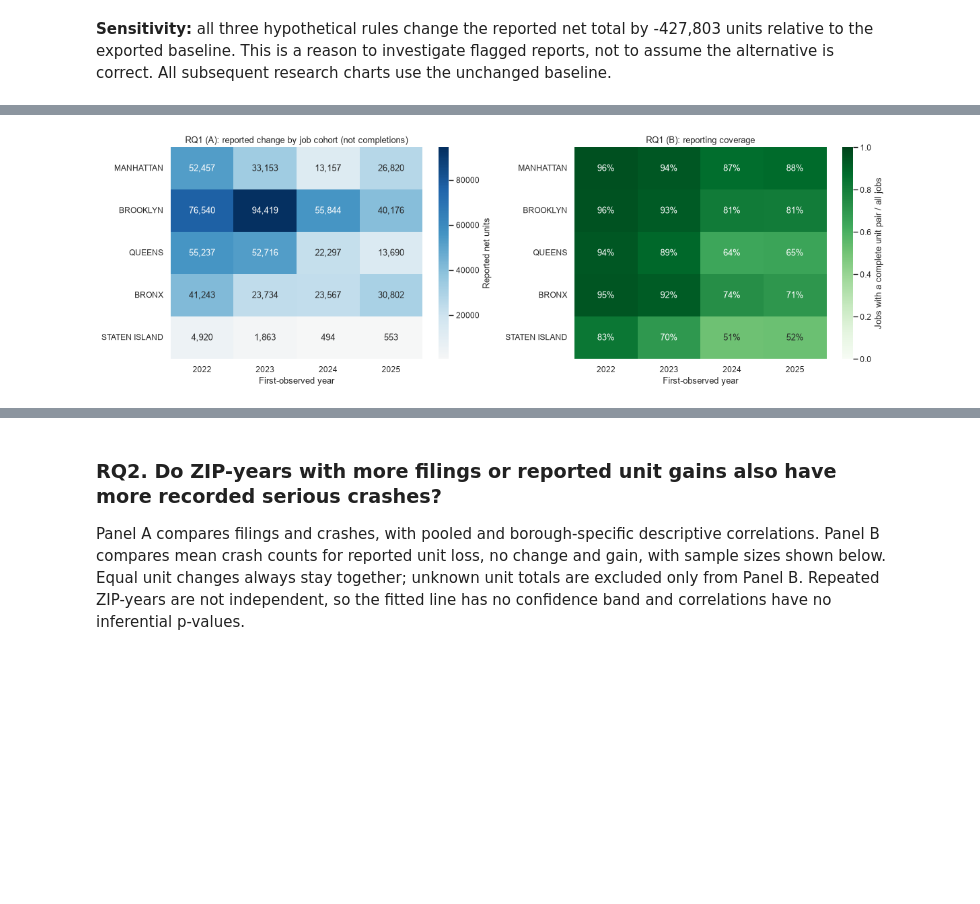
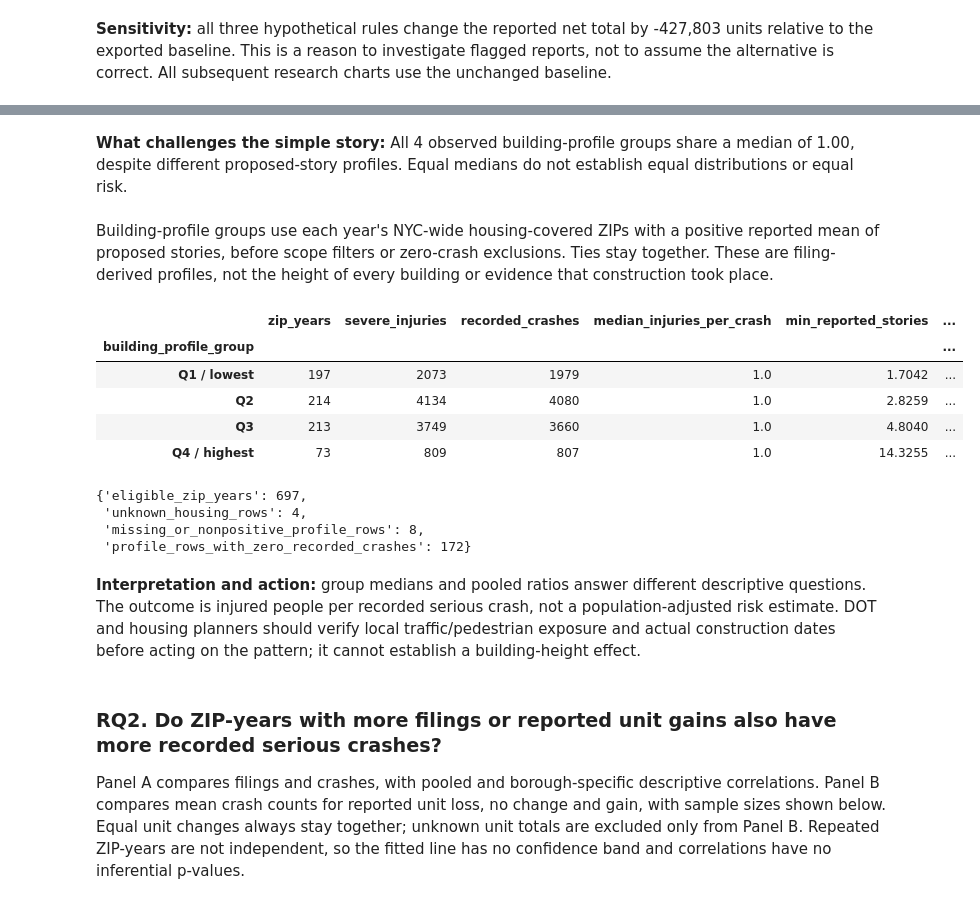
Before and after one commit to mariammashoud/nyc-housing-transport, a Jupyter notebook: notebooks/Member1_Housing.ipynb, the cells around one changed output, grey strips where cells are left out. Cells and saved outputs as stored; diff of their text form; code cells hidden in the pictures; blank space fills up the shorter version.

```diff
--- a/notebooks/Member1_Housing.ipynb
+++ b/notebooks/Member1_Housing.ipynb
@@ -368,28 +376,43 @@ The first heatmap distinguishes reported increases from decreases. The second sh
 # %%
-transport_for_housing = pd.read_csv(CLEAN_DIR / "transport_clean.csv", dtype={"zip_code": str})
-housing_analysis = df_housing_agg.merge(
-    transport_for_housing[["zip_code", "year", "crash_count"]],
-    on=["zip_code", "year"], how="left", validate="one_to_one")
-housing_analysis["crash_count"] = housing_analysis["crash_count"].fillna(0)
-unit_story = (housing_analysis.groupby(["borough", "year"])["net_new_units"]
-              .sum(min_count=1).unstack().reindex(BOROUGH_ORDER))
-job_coverage = housing_analysis.groupby(["borough", "year"])[["jobs_with_known_units", "unique_job_count"]].sum()
-coverage = (job_coverage["jobs_with_known_units"] / job_coverage["unique_job_count"].replace(0, np.nan))
-coverage = coverage.unstack().reindex(BOROUGH_ORDER)
-fig, axes = plt.subplots(1, 2, figsize=(15, 5))
-sns.heatmap(unit_story, annot=True, fmt=",.0f", center=0, cmap="RdBu", ax=axes[0],
-            cbar_kws={"label": "Reported net units"})
-axes[0].set(title="RQ1 (A): reported change by job cohort (not completions)", xlabel="First-observed year", ylabel="")
-sns.heatmap(coverage, annot=True, fmt=".0%", vmin=0, vmax=1, cmap="Greens", ax=axes[1],
-            cbar_kws={"label": "Jobs with a complete unit pair / all jobs"})
-axes[1].set(title="RQ1 (B): reporting coverage", xlabel="First-observed year", ylabel="")
-plt.tight_layout()
-plt.show()
-city_by_year = unit_story.sum(min_count=1)
-display(Markdown(f"**Finding:** reporting jobs show net change of **{housing_jobs['net_new_units'].sum(min_count=1):,.0f} units** across the window. "
-                 f"Only **{known:,} of {len(housing_jobs):,} jobs ({known / len(housing_jobs):.1%})** have a complete pair. "
-                 f"Borough-year coverage ranges from {coverage.min().min():.0%} to {coverage.max().max():.0%}. "
-                 f"Citywide cohort totals: {', '.join(f'{int(year)}: {value:,.0f}' for year, value in city_by_year.items())}. "
-                 "Incomplete reporting prevents a total-supply claim; negative cells represent reported unit losses among reporting jobs."))
+import sys
+from pathlib import Path
+import numpy as np
+import pandas as pd
+import matplotlib.pyplot as plt
+import seaborn as sns
+from IPython.display import display, Markdown
+
+ROOT = Path.cwd()
+if not (ROOT / "app" / "data.py").is_file():
+    ROOT = ROOT.parent
+sys.path.insert(0, str(ROOT))
+sys.path.insert(0, str(ROOT / "members" / "member1_housing"))
+from app.data import Selection, build_report, load_dataset, building_profile_findings, PROFILE_BENCHMARK_NOTE
+from app.charts import building_profile_figure
+
+BOROUGH_ORDER = ["MANHATTAN", "BROOKLYN", "QUEENS", "BRONX", "STATEN ISLAND"]
+BOROUGH_COLORS = dict(zip(BOROUGH_ORDER, sns.color_palette("colorblind", 5)))
+housing_integrated = load_dataset()
+profile_report = build_report(housing_integrated, Selection())
+building_profile_figure(profile_report).show(renderer="plotly_mimetype")
+profile_finding, profile_surprise = building_profile_findings(profile_report)
+display(Markdown("**Calculated RQ1 finding:** " + profile_finding))
+display(Markdown("**What challenges the simple story:** " + profile_surprise))
+display(Markdown(PROFILE_BENCHMARK_NOTE))
+display(profile_report.profile_summary.round(4))
+display({
+    "eligible_zip_years": profile_report.coverage["building_profile_rows"],
+    "unknown_housing_rows": profile_report.coverage["unknown_housing_rows"],
+    "missing_or_nonpositive_profile_rows": profile_report.coverage["unknown_building_profile_rows"],
+    "profile_rows_with_zero_recorded_crashes": profile_report.coverage["zero_crash_profile_rows"],
+})
+display(Markdown(
+    "**Interpretation and action:** group medians and pooled ratios answer different descriptive questions. "
+    "The outcome is injured people per recorded serious crash, not a population-adjusted risk estimate. "
+    "DOT and housing planners should verify local traffic/pedestrian exposure and actual construction dates "
+    "before acting on the pattern; it cannot establish a building-height effect."
+))
+
+# RQ2 retains the housing-covered population, including documented structural crash zeros.
+housing_analysis = housing_integrated.loc[housing_integrated["has_housing_data"]].copy()
 # %% [output]
-[figure, removed]
@@ -397,3 +420,16 @@ display(Markdown(f"**Finding:** reporting jobs show net change of **{housing_job
+**What challenges the simple story:** All 4 observed building-profile groups share a median of 1.00, despite different proposed-story profiles. Equal medians do not establish equal distributions or equal risk.
+Building-profile groups use each year's NYC-wide housing-covered ZIPs with a positive reported mean of proposed stories, before scope filters or zero-crash exclusions. Ties stay together. These are filing-derived profiles, not the height of every building or evidence that construction took place.
+|  | zip_years | severe_injuries | recorded_crashes | median_injuries_per_crash | min_reported_stories | ... |
+| building_profile_group |  |  |  |  |  | ... |
+| Q1 / lowest | 197 | 2073 | 1979 | 1.0 | 1.7042 | ... |
+| Q2 | 214 | 4134 | 4080 | 1.0 | 2.8259 | ... |
+| Q3 | 213 | 3749 | 3660 | 1.0 | 4.8040 | ... |
+| Q4 / highest | 73 | 809 | 807 | 1.0 | 14.3255 | ... |
+{'eligible_zip_years': 697,
+ 'unknown_housing_rows': 4,
+ 'missing_or_nonpositive_profile_rows': 8,
+ 'profile_rows_with_zero_recorded_crashes': 172}
+**Interpretation and action:** group medians and pooled ratios answer different descriptive questions. The outcome is injured people per recorded serious crash, not a population-adjusted risk estimate. DOT and housing planners should verify local traffic/pedestrian exposure and actual construction dates before acting on the pattern; it cannot establish a building-height effect.
 # %% [markdown]
 ### RQ2. Do ZIP-years with more filings or reported unit gains also have more recorded serious crashes?
 Panel A compares filings and crashes, with pooled and borough-specific descriptive correlations. Panel B compares mean crash counts for reported unit loss, no change and gain, with sample sizes shown below. Equal unit changes always stay together; unknown unit totals are excluded only from Panel B. Repeated ZIP-years are not independent, so the fitted line has no confidence band and correlations have no inferential p-values.
```
Also changed, not shown: parts of 4 cells of this notebook, 14 other files.
